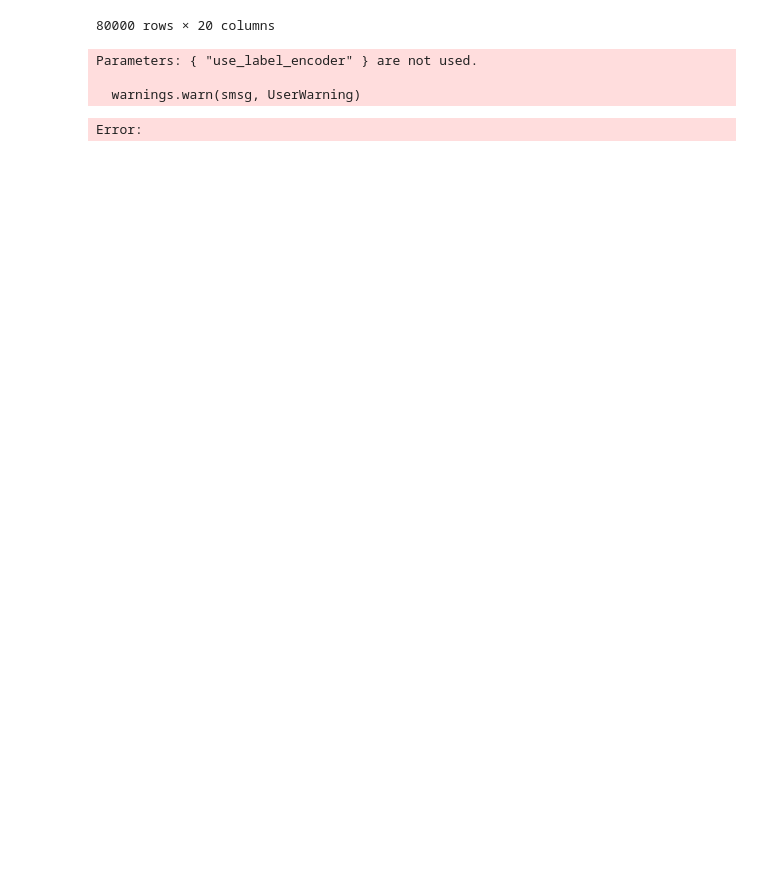
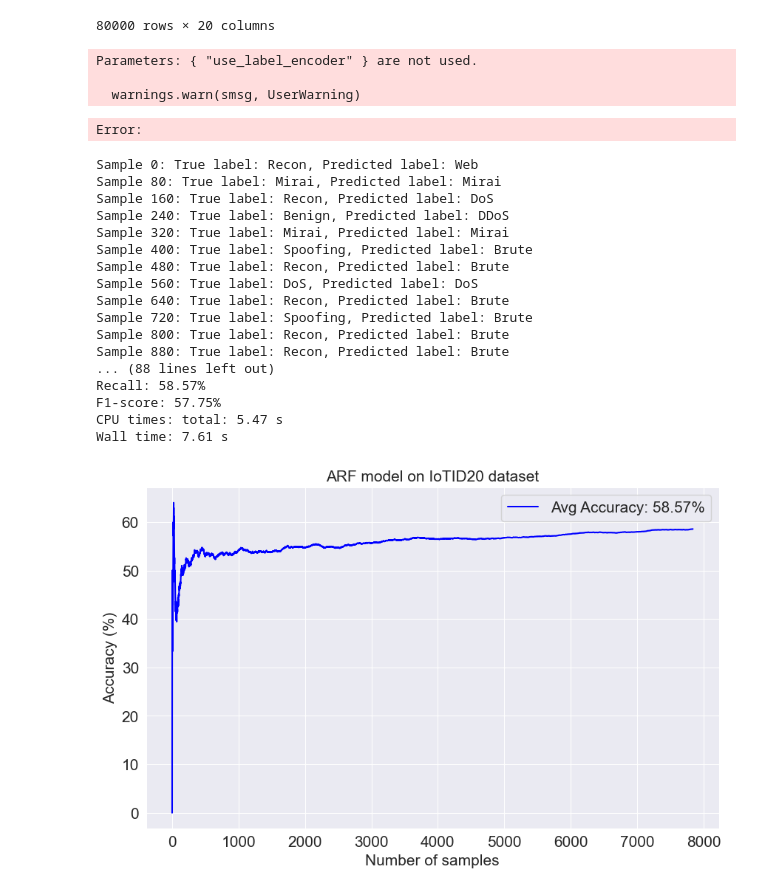
Before and after one commit to masterrlv/Capstone, a Jupyter notebook: new_multi.ipynb, the cells around one changed output. Saved outputs shown, nothing was run; the diff lists cells and outputs as text; code cells hidden in the pictures; blank space fills up the shorter version.

```diff
--- a/new_multi.ipynb
+++ b/new_multi.ipynb
@@ -84,0 +169,44 @@ Error:
+# %%
+# Define a figure function that shows the real-time accuracy changes
+def acc_fig(t, m, name):
+    plt.rcParams.update({'font.size': 15})
+    plt.figure(1,figsize=(10,6))
+    sns.set_style("darkgrid")
+    plt.clf()
+    #if m:  # Check if m is not empty
+    plt.plot(t, m, '-b', label='Avg Accuracy: %.2f%%' % (m[-1]))
+
+    #plt.plot(t,m,'-b',label='Avg Accuracy: %.2f%%'%(m[-1]))
+
+    plt.legend(loc='best')
+    plt.title(name+' on IoTID20 dataset', fontsize=15)
+    plt.xlabel('Number of samples')
+    plt.ylabel('Accuracy (%)')
+
+    plt.draw()
+# %%
+%%time
+# Use the Adaptive Random Forest (ARF) model with ADWIN drift detector as a baseline model
+name = "ARF model"
+model = forest.ARFClassifier(n_models = 3,drift_detector=EDDM()) # Define the model
+t, m = adaptive_learning(model, X_train, y_train, X_test, y_test) # Learn the model on the dataset
+acc_fig(t, m, name) # Draw the figure of how the real-time accuracy changes with the number of samples
+# %% [output]
+Sample 0: True label: Recon, Predicted label: Web
+Sample 80: True label: Mirai, Predicted label: Mirai
+Sample 160: True label: Recon, Predicted label: DoS
+Sample 240: True label: Benign, Predicted label: DDoS
+Sample 320: True label: Mirai, Predicted label: Mirai
+Sample 400: True label: Spoofing, Predicted label: Brute
+Sample 480: True label: Recon, Predicted label: Brute
+Sample 560: True label: DoS, Predicted label: DoS
+Sample 640: True label: Recon, Predicted label: Brute
+Sample 720: True label: Spoofing, Predicted label: Brute
+Sample 800: True label: Recon, Predicted label: Brute
+Sample 880: True label: Recon, Predicted label: Brute
+... (88 lines left out)
+Recall: 58.57%
+F1-score: 57.75%
+CPU times: total: 5.47 s
+Wall time: 7.61 s
+[figure, added]
```
Also changed, not shown: parts of 8 cells of this notebook, 42 other files.
